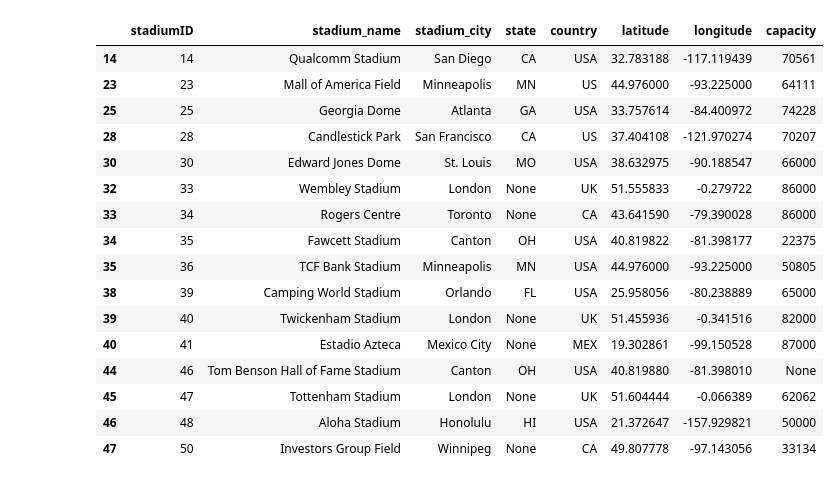
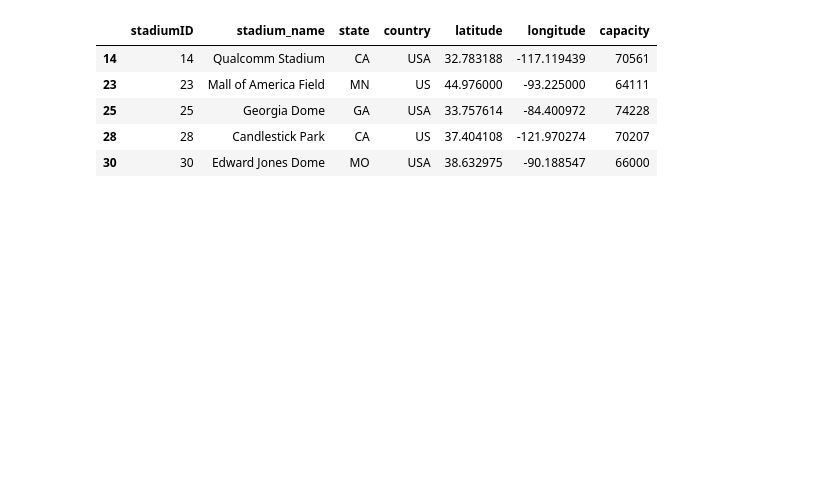
Before and after one commit to coldonline/TextAnalytics, a Jupyter notebook: Project/Teams_Stadiums.ipynb, the cells around one changed output. Cells and saved outputs as stored; diff of their text form; code cells hidden in the pictures; blank space fills up the shorter version.

```diff
--- a/Project/Teams_Stadiums.ipynb
+++ b/Project/Teams_Stadiums.ipynb
@@ -5,21 +5,20 @@ import xml.etree.ElementTree as et
 xtree = et.parse("Stadiums.xml")
 xroot = xtree.getroot()
 
-df_cols = ["stadiumID","stadium_name", "stadium_city", "state", "country", "latitude", "longitude", "capacity"]
+df_cols = ["stadiumID","stadium_name", "state", "country", "latitude", "longitude", "capacity"]
 rows = []
 
 
 for node in xroot:
     s_ID = node.find("StadiumID").text if node is not None else None
     s_name = node.find("Name").text if node is not None else None
-    s_city = node.find("City").text if node is not None else None
     s_state = node.find("State").text if node is not None else None
     s_country = node.find("Country").text if node is not None else None
     s_cap = node.find("Capacity").text if node is not None else None
     s_lat = node.find("GeoLat").text if node is not None else None
     s_lon = node.find("GeoLong").text if node is not None else None
 
-    rows.append({"stadiumID":s_ID,"stadium_name": s_name, "stadium_city": s_city,
+    rows.append({"stadiumID":s_ID,"stadium_name": s_name,
                  "state": s_state, "country":s_country,
                  "latitude":s_lat, "longitude":s_lon, "capacity": s_cap})
 
@@ -51,7 +39,7 @@ import xml.etree.ElementTree as et
 xtree = et.parse("Teams.xml")
 xroot = xtree.getroot()
 
-df_cols = ["key","ID","city","Name","conference","division","full_name","stadiumID"]
+df_cols = ["key","ID","Team","Name","conference","division","full_name","stadiumID"]
 rows = []
 
 
@@ -66,7 +54,7 @@ for node in xroot.findall('Team'):
     t_full = node.find("FullName").text if node is not None else None
     t_s_ID = node.find("StadiumID").text if node is not None else None
     rows.append({"key": t_key, "ID": t_TeamID,
-             "city": t_city, "Name":t_name,
+             "Team": t_city, "Name":t_name,
              "conference":t_conf, "division":t_div, "full_name": t_full, "stadiumID":t_s_ID})
 team_df = pd.DataFrame(rows, columns = df_cols)
 # %%
@@ -151,24 +106,13 @@ x = pd.merge(out_df,
                             team_df,
                             on='stadiumID',how = "left")
 x =x[x['key'].isna()]
-stadium_no_team = x.iloc[:,:8]
+stadium_no_team = x.iloc[:,:7]
 # %%
-stadium_no_team
+stadium_no_team.head()
 # %% [output]
-|  | stadiumID | stadium_name | stadium_city | state | country | latitude | longitude | capacity |
-| 14 | 14 | Qualcomm Stadium | San Diego | CA | USA | 32.783188 | -117.119439 | 70561 |
-| 23 | 23 | Mall of America Field | Minneapolis | MN | US | 44.976000 | -93.225000 | 64111 |
-| 25 | 25 | Georgia Dome | Atlanta | GA | USA | 33.757614 | -84.400972 | 74228 |
-| 28 | 28 | Candlestick Park | San Francisco | CA | US | 37.404108 | -121.970274 | 70207 |
-| 30 | 30 | Edward Jones Dome | St. Louis | MO | USA | 38.632975 | -90.188547 | 66000 |
-| 32 | 33 | Wembley Stadium | London | None | UK | 51.555833 | -0.279722 | 86000 |
-| 33 | 34 | Rogers Centre | Toronto | None | CA | 43.641590 | -79.390028 | 86000 |
-| 34 | 35 | Fawcett Stadium | Canton | OH | USA | 40.819822 | -81.398177 | 22375 |
-| 35 | 36 | TCF Bank Stadium | Minneapolis | MN | USA | 44.976000 | -93.225000 | 50805 |
-| 38 | 39 | Camping World Stadium | Orlando | FL | USA | 25.958056 | -80.238889 | 65000 |
-| 39 | 40 | Twickenham Stadium | London | None | UK | 51.455936 | -0.341516 | 82000 |
-| 40 | 41 | Estadio Azteca | Mexico City | None | MEX | 19.302861 | -99.150528 | 87000 |
-| 44 | 46 | Tom Benson Hall of Fame Stadium | Canton | OH | USA | 40.819880 | -81.398010 | None |
-| 45 | 47 | Tottenham Stadium | London | None | UK | 51.604444 | -0.066389 | 62062 |
-| 46 | 48 | Aloha Stadium | Honolulu | HI | USA | 21.372647 | -157.929821 | 50000 |
-| 47 | 50 | Investors Group Field | Winnipeg | None | CA | 49.807778 | -97.143056 | 33134 |
+|  | stadiumID | stadium_name | state | country | latitude | longitude | capacity |
+| 14 | 14 | Qualcomm Stadium | CA | USA | 32.783188 | -117.119439 | 70561 |
+| 23 | 23 | Mall of America Field | MN | US | 44.976000 | -93.225000 | 64111 |
+| 25 | 25 | Georgia Dome | GA | USA | 33.757614 | -84.400972 | 74228 |
+| 28 | 28 | Candlestick Park | CA | US | 37.404108 | -121.970274 | 70207 |
+| 30 | 30 | Edward Jones Dome | MO | USA | 38.632975 | -90.188547 | 66000 |
```
Also changed, not shown: parts of 12 cells of this notebook, 4 other files.
